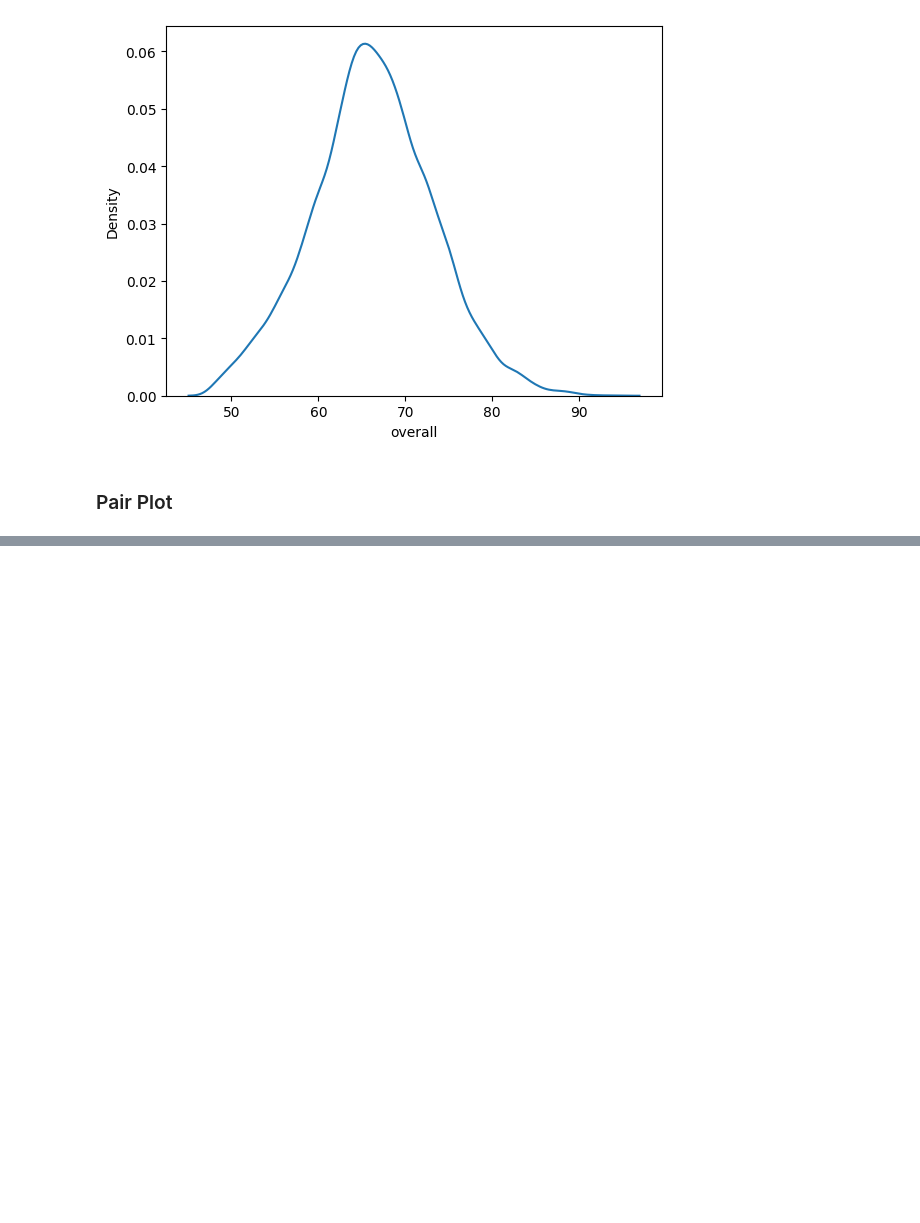
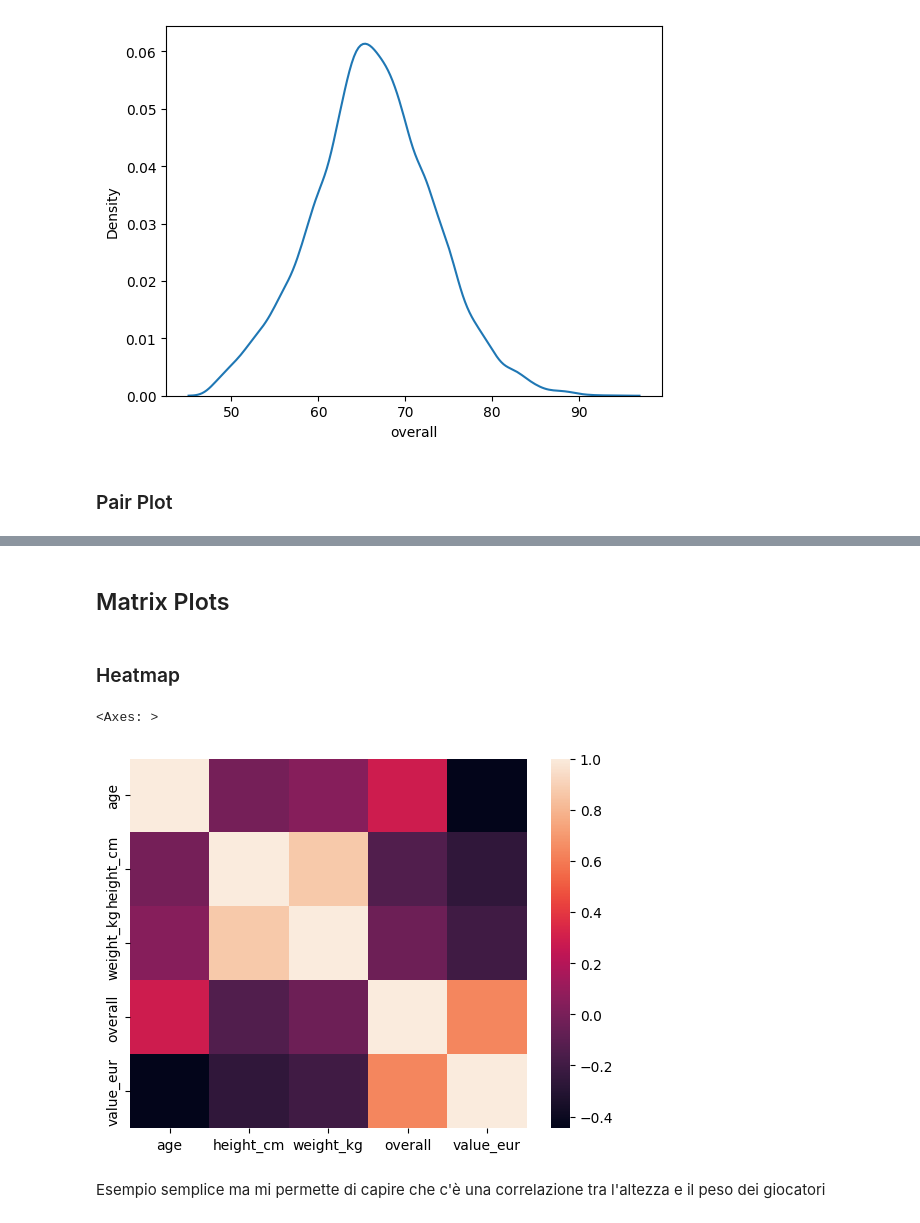
Before and after one commit to saajann/data-science, a Jupyter notebook: examples/03_football_EDA.ipynb, the cells around one changed output, grey strips where cells are left out. Drawn from its saved outputs; the diff is of its cells as text; code cells hidden in the pictures; blank space fills up the shorter version.

```diff
--- a/examples/03_football_EDA.ipynb
+++ b/examples/03_football_EDA.ipynb
@@ -89,0 +119,13 @@ KeyboardInterrupt:
+# %% [markdown]
+## Matrix Plots
+# %% [markdown]
+### Heatmap
+# %%
+columns = ['age', 'height_cm', 'weight_kg', 'overall', 'value_eur']
+short_df = df[columns].loc[0:100]
+sns.heatmap(short_df.corr())
+# %% [output]
+<Axes: >
+[figure, added]
+# %% [markdown]
+Esempio semplice ma mi permette di capire che c'è una correlazione tra l'altezza e il peso dei giocatori
```
Also changed, not shown: parts of 14 cells of this notebook.
